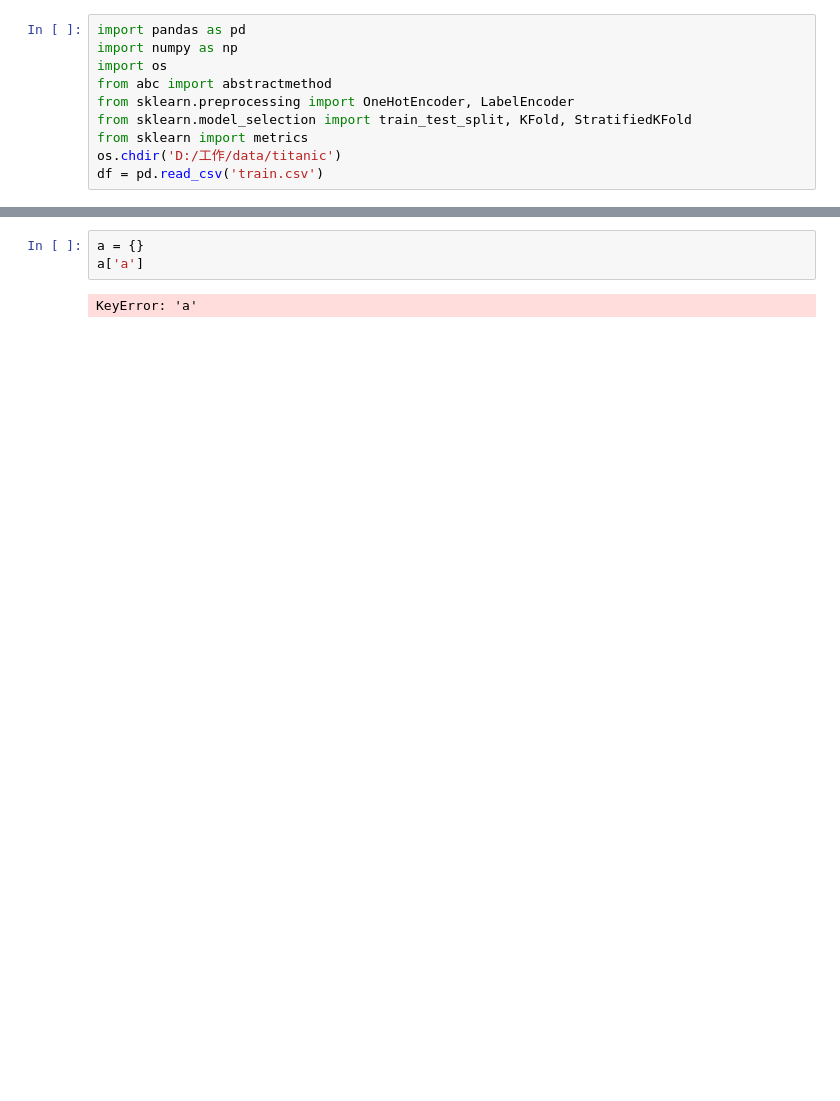
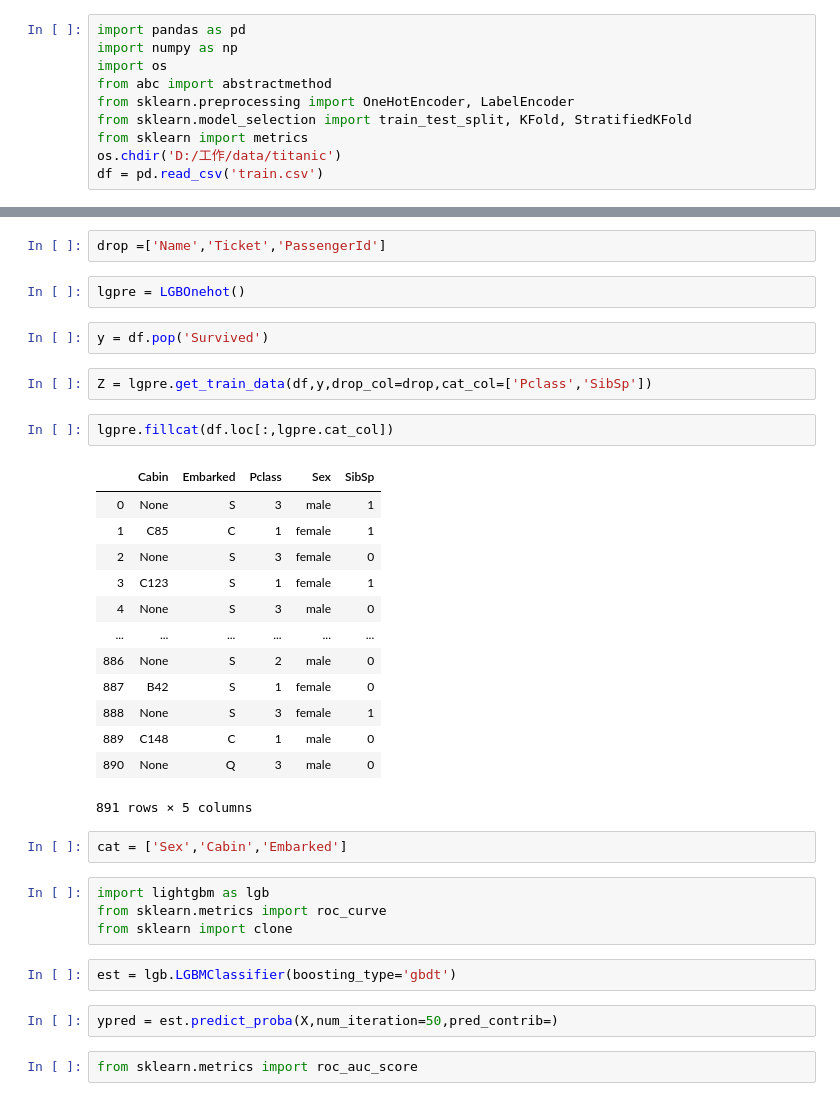
Before and after one commit to johngolt/golt, a Jupyter notebook: PycharmProjects/Work/测试/test3.ipynb, the cells around one changed output, grey strips where cells are left out. Drawn from its saved outputs; the diff is of its cells as text; blank space fills up the shorter version.

```diff
--- a/PycharmProjects/Work/测试/test3.ipynb
+++ b/PycharmProjects/Work/测试/test3.ipynb
@@ -111,5 +151,36 @@ XGBClassifier(base_score=0.5, booster='gbtree', colsample_bylevel=1,
-# %%
-a = {}
-a['a']
-# %% [output]
-KeyError: 'a'
+# %%
+drop =['Name','Ticket','PassengerId']
+# %%
+lgpre = LGBOnehot()
+# %%
+y = df.pop('Survived')
+# %%
+Z = lgpre.get_train_data(df,y,drop_col=drop,cat_col=['Pclass','SibSp'])
+# %%
+lgpre.fillcat(df.loc[:,lgpre.cat_col])
+# %% [output]
+|  | Cabin | Embarked | Pclass | Sex | SibSp |
+| 0 | None | S | 3 | male | 1 |
+| 1 | C85 | C | 1 | female | 1 |
+| 2 | None | S | 3 | female | 0 |
+| 3 | C123 | S | 1 | female | 1 |
+| 4 | None | S | 3 | male | 0 |
+| ... | ... | ... | ... | ... | ... |
+| 886 | None | S | 2 | male | 0 |
+| 887 | B42 | S | 1 | female | 0 |
+| 888 | None | S | 3 | female | 1 |
+| 889 | C148 | C | 1 | male | 0 |
+| 890 | None | Q | 3 | male | 0 |
+891 rows × 5 columns
+# %%
+cat = ['Sex','Cabin','Embarked']
+# %%
+import lightgbm as lgb
+from sklearn.metrics import roc_curve
+from sklearn import clone
+# %%
+est = lgb.LGBMClassifier(boosting_type='gbdt')
+# %%
+ypred = est.predict_proba(X,num_iteration=50,pred_contrib=)
+# %%
+from sklearn.metrics import roc_auc_score
```
Also changed, not shown: parts of 5 cells of this notebook, 6 other files.
